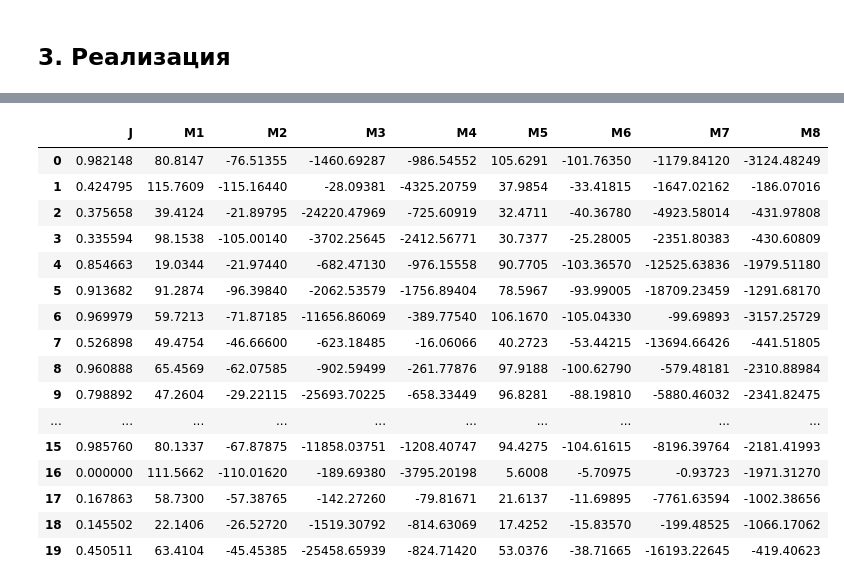
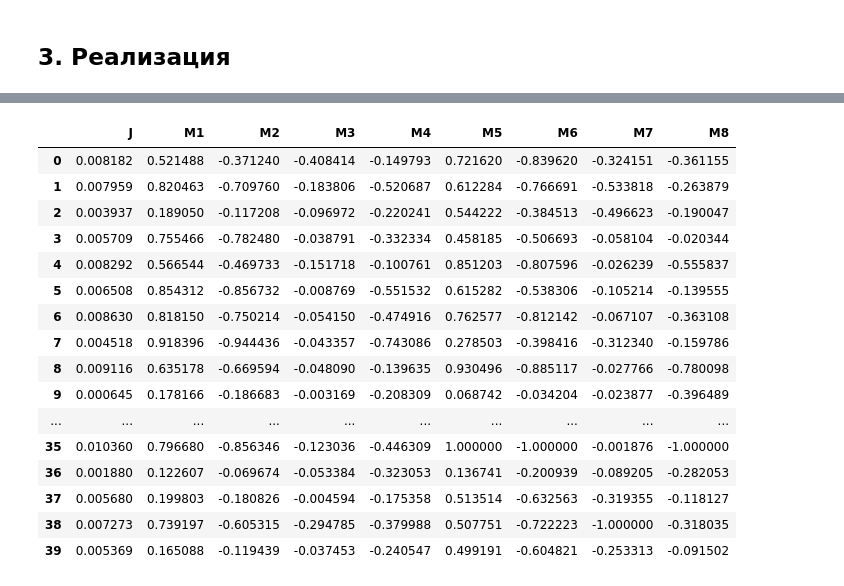
Before and after one commit to Breketov/MMPO, a Jupyter notebook: MMPO.ipynb, the cells around one changed output, grey strips where cells are left out. Saved outputs shown, nothing was run; the diff lists cells and outputs as text; code cells hidden in the pictures.

```diff
--- a/MMPO.ipynb
+++ b/MMPO.ipynb
@@ -145,7 +154,7 @@ sigma2 = 1
 D = 120
 D0 = 70
 
-Nmax = 20
+Nmax = 40
 # %%
 import random as rn
 import pandas as pd
@@ -190,4 +199,5 @@ data_strat
 # %%
+########################################### Сделать красивеее, блять эта хуета наверняка выглядит компактнее ####################
 import pandas as pd
 import numpy as np
 # Подсчет макропараметров
@@ -206,49 +216,73 @@ def macroparams(data_strat):
       M6.append(round(-sigma2*(Aa[i] + D + Ba[i]/2), 5))
       M7.append(round(-2*(np.pi*Ba[i])**2, 5))
       M8.append(round(-((Aa[i] + D0)**2 + (Ba[i]**2)/2), 5))
-   data_macro = {'M1': M1, 'M2': M2, 'M3': M3, 'M4': M4, 'M5': M5, 'M6': M6, 'M7': M7, 'M8': M8}
+
+   M1_n, M2_n, M3_n, M4_n, M5_n, M6_n, M7_n, M8_n = [], [], [], [], [], [], [], []
+   M1_n1, M2_n1, M3_n1, M4_n1, M5_n1, M6_n1, M7_n1, M8_n1 = [], [], [], [], [], [], [], []
+   for i in range(0, Nmax):
+      M1_n1.append(abs(M1[i]))
+      M2_n1.append(abs(M2[i]))
+      M3_n1.append(abs(M3[i]))
+      M4_n1.append(abs(M4[i]))
+      M5_n1.append(abs(M5[i]))
+      M6_n1.append(abs(M6[i]))
+      M7_n1.append(abs(M7[i]))
+      M8_n1.append(abs(M8[i]))
+
+   for i in range(0, Nmax):
+      M1_n.append(M1[i]/max(M1_n1))
+      M2_n.append(M2[i]/max(M2_n1))
+      M3_n.append(M3[i]/max(M3_n1))
+      M4_n.append(M4[i]/max(M4_n1))
+      M5_n.append(M5[i]/max(M5_n1))
+      M6_n.append(M6[i]/max(M6_n1))
+      M7_n.append(M7[i]/max(M7_n1))
+      M8_n.append(M8[i]/max(M8_n1))
+   data_macro = {'M1': M1_n, 'M2': M2_n, 'M3': M3_n, 'M4': M4_n, 'M5': M5_n, 'M6': M6_n, 'M7': M7_n, 'M8': M8_n}
    data = pd.DataFrame(data = data_macro)
    data.to_csv("data_macro.csv", index=False)
-   return M1, M2, M3, M4, M5, M6, M7, M8
+   return M1_n, M2_n, M3_n, M4_n, M5_n, M6_n, M7_n, M8_n
 # %%
 import pandas as pd
 # Считаем фитнесс
 def fitness(Nmax):
    M1, M2, M3, M4, M5, M6, M7, M8 = macroparams(data_strat)
    J = []
    r, s, p, q = 0, 0, 0, 0
    for i in range(0, Nmax):
       r = alpha_a*M5[i] + betta_a*M7[i] + delta_a*M8[i]
       s = gamma_a*M6[i]
       p = alpha_j*M1[i] + betta_j*M3[i] + delta_j*M4[i]
       q = gamma_j*M2[i]
-      j = -s - p - q + np.sqrt(4*r*p + (p + q - s)**2)
-      J.append(j)
-   data_fit_macro = pd.read_csv('data_macro.csv')
-   data_fit_macro.insert(0, 'J', J)
-   data_fit_macro = data_fit_macro.fillna(0)
-   return data_fit_macro
+      if ((4*r*p + (p + q - s)**2) < 0):
+         J.append(0)
+      else:
+         j = -s - p - q + np.sqrt(4*r*p + (p + q - s)**2)
+         J.append(j)
+   data = pd.read_csv('data_macro.csv')
+   data.insert(0, 'J', J)
+   return data
 
 data_fit_macro = fitness(Nmax)
 data_fit_macro
 # %% [output]
 |  | J | M1 | M2 | M3 | M4 | M5 | M6 | M7 | M8 |
-| 0 | 0.982148 | 80.8147 | -76.51355 | -1460.69287 | -986.54552 | 105.6291 | -101.76350 | -1179.84120 | -3124.48249 |
-| 1 | 0.424795 | 115.7609 | -115.16440 | -28.09381 | -4325.20759 | 37.9854 | -33.41815 | -1647.02162 | -186.07016 |
-| 2 | 0.375658 | 39.4124 | -21.89795 | -24220.47969 | -725.60919 | 32.4711 | -40.36780 | -4923.58014 | -431.97808 |
-| 3 | 0.335594 | 98.1538 | -105.00140 | -3702.25645 | -2412.56771 | 30.7377 | -25.28005 | -2351.80383 | -430.60809 |
-| 4 | 0.854663 | 19.0344 | -21.97440 | -682.47130 | -976.15558 | 90.7705 | -103.36570 | -12525.63836 | -1979.51180 |
-| 5 | 0.913682 | 91.2874 | -96.39840 | -2062.53579 | -1756.89404 | 78.5967 | -93.99005 | -18709.23459 | -1291.68170 |
-| 6 | 0.969979 | 59.7213 | -71.87185 | -11656.86069 | -389.77540 | 106.1670 | -105.04330 | -99.69893 | -3157.25729 |
-| 7 | 0.526898 | 49.4754 | -46.66600 | -623.18485 | -16.06066 | 40.2723 | -53.44215 | -13694.66426 | -441.51805 |
-| 8 | 0.960888 | 65.4569 | -62.07585 | -902.59499 | -261.77876 | 97.9188 | -100.62790 | -579.48181 | -2310.88984 |
-| 9 | 0.798892 | 47.2604 | -29.22115 | -25693.70225 | -658.33449 | 96.8281 | -88.19810 | -5880.46032 | -2341.82475 |
+| 0 | 0.008182 | 0.521488 | -0.371240 | -0.408414 | -0.149793 | 0.721620 | -0.839620 | -0.324151 | -0.361155 |
+| 1 | 0.007959 | 0.820463 | -0.709760 | -0.183806 | -0.520687 | 0.612284 | -0.766691 | -0.533818 | -0.263879 |
+| 2 | 0.003937 | 0.189050 | -0.117208 | -0.096972 | -0.220241 | 0.544222 | -0.384513 | -0.496623 | -0.190047 |
+| 3 | 0.005709 | 0.755466 | -0.782480 | -0.038791 | -0.332334 | 0.458185 | -0.506693 | -0.058104 | -0.020344 |
+| 4 | 0.008292 | 0.566544 | -0.469733 | -0.151718 | -0.100761 | 0.851203 | -0.807596 | -0.026239 | -0.555837 |
+| 5 | 0.006508 | 0.854312 | -0.856732 | -0.008769 | -0.551532 | 0.615282 | -0.538306 | -0.105214 | -0.139555 |
+| 6 | 0.008630 | 0.818150 | -0.750214 | -0.054150 | -0.474916 | 0.762577 | -0.812142 | -0.067107 | -0.363108 |
+| 7 | 0.004518 | 0.918396 | -0.944436 | -0.043357 | -0.743086 | 0.278503 | -0.398416 | -0.312340 | -0.159786 |
+| 8 | 0.009116 | 0.635178 | -0.669594 | -0.048090 | -0.139635 | 0.930496 | -0.885117 | -0.027766 | -0.780098 |
+| 9 | 0.000645 | 0.178166 | -0.186683 | -0.003169 | -0.208309 | 0.068742 | -0.034204 | -0.023877 | -0.396489 |
 | ... | ... | ... | ... | ... | ... | ... | ... | ... | ... |
-| 15 | 0.985760 | 80.1337 | -67.87875 | -11858.03751 | -1208.40747 | 94.4275 | -104.61615 | -8196.39764 | -2181.41993 |
-| 16 | 0.000000 | 111.5662 | -110.01620 | -189.69380 | -3795.20198 | 5.6008 | -5.70975 | -0.93723 | -1971.31270 |
-| 17 | 0.167863 | 58.7300 | -57.38765 | -142.27260 | -79.81671 | 21.6137 | -11.69895 | -7761.63594 | -1002.38656 |
-| 18 | 0.145502 | 22.1406 | -26.52720 | -1519.30792 | -814.63069 | 17.4252 | -15.83570 | -199.48525 | -1066.17062 |
-| 19 | 0.450511 | 63.4104 | -45.45385 | -25458.65939 | -824.71420 | 53.0376 | -38.71665 | -16193.22645 | -419.40623 |
+| 35 | 0.010360 | 0.796680 | -0.856346 | -0.123036 | -0.446309 | 1.000000 | -1.000000 | -0.001876 | -1.000000 |
+| 36 | 0.001880 | 0.122607 | -0.069674 | -0.053384 | -0.323053 | 0.136741 | -0.200939 | -0.089205 | -0.282053 |
+| 37 | 0.005680 | 0.199803 | -0.180826 | -0.004594 | -0.175358 | 0.513514 | -0.632563 | -0.319355 | -0.118127 |
+| 38 | 0.007273 | 0.739197 | -0.605315 | -0.294785 | -0.379988 | 0.507751 | -0.722223 | -1.000000 | -0.318035 |
+| 39 | 0.005369 | 0.165088 | -0.119439 | -0.037453 | -0.240547 | 0.499191 | -0.604821 | -0.253313 | -0.091502 |
 # %%
 def classificator(differ):
    if differ[0] < 0:
```
Also changed, not shown: parts of 11 cells of this notebook, 4 other files.
